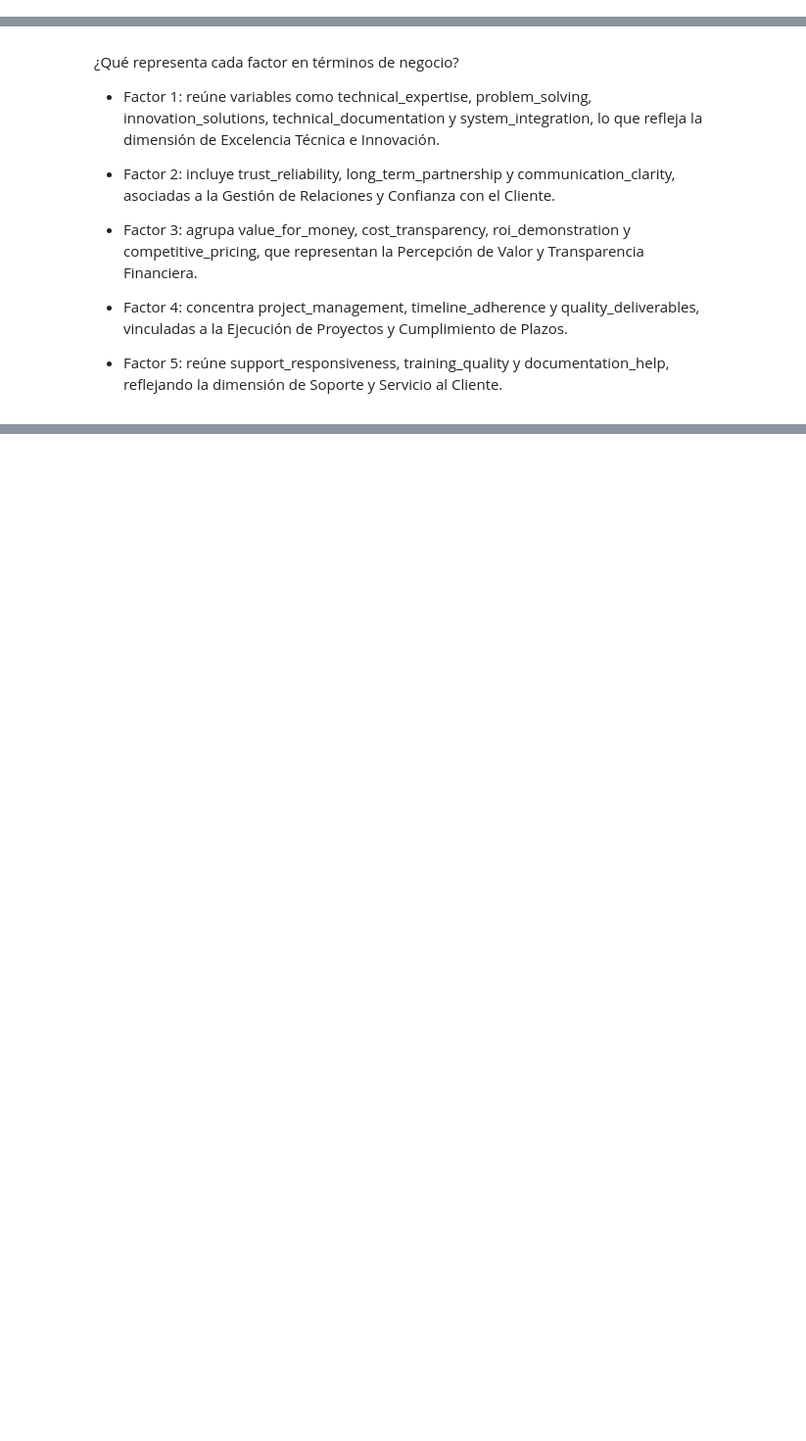
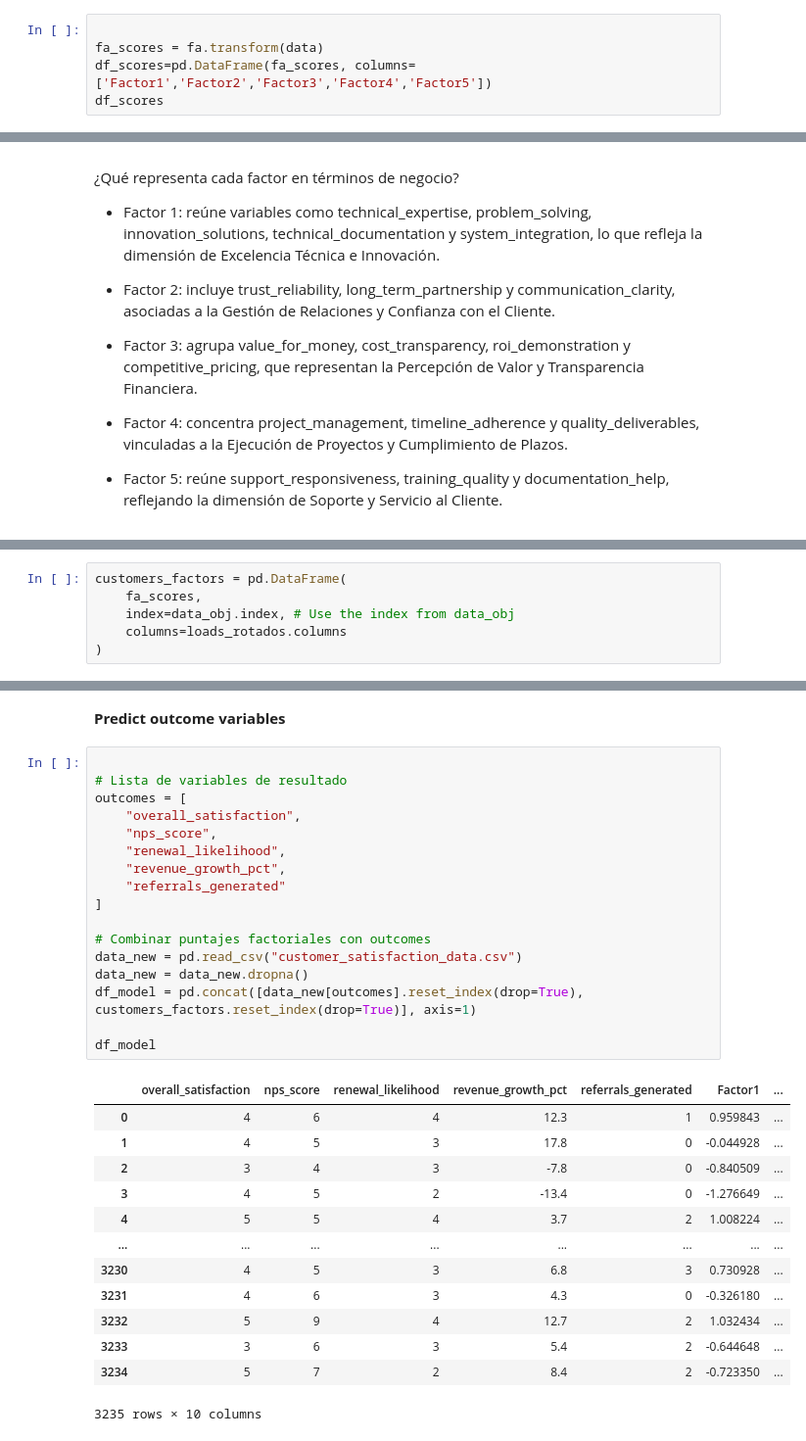
Before and after one commit to reeperezz/Collaborative-Business-Case---Factor-Analysis, a Jupyter notebook: Customer/customer_satisfaction_analysis_team.ipynb, the cells around one changed output, grey strips where cells are left out. Shown at 98% size. Saved outputs shown, nothing was run; the diff lists cells and outputs as text; blank space fills up the shorter version.

```diff
--- a/Customer/customer_satisfaction_analysis_team.ipynb
+++ b/Customer/customer_satisfaction_analysis_team.ipynb
@@ -320,0 +409,5 @@ documentation_help            0.092    0.078    0.104    0.124    0.684
+# %%
+
+fa_scores = fa.transform(data)
+df_scores=pd.DataFrame(fa_scores, columns=['Factor1','Factor2','Factor3','Factor4','Factor5'])
+df_scores
@@ -338,0 +505,6 @@ Según los resultados del análisis, cinco factores explican de manera adecuada
+# %%
+customers_factors = pd.DataFrame(
+    fa_scores,
+    index=data_obj.index, # Use the index from data_obj
+    columns=loads_rotados.columns
+)
@@ -338,0 +527,33 @@ Según los resultados del análisis, cinco factores explican de manera adecuada
+# %% [markdown]
+**Predict outcome variables**
+# %%
+
+# Lista de variables de resultado
+outcomes = [
+    "overall_satisfaction",
+    "nps_score",
+    "renewal_likelihood",
+    "revenue_growth_pct",
+    "referrals_generated"
+]
+
+# Combinar puntajes factoriales con outcomes
+data_new = pd.read_csv("customer_satisfaction_data.csv")
+data_new = data_new.dropna()
+df_model = pd.concat([data_new[outcomes].reset_index(drop=True), customers_factors.reset_index(drop=True)], axis=1)
+
+df_model
+# %% [output]
+|  | overall_satisfaction | nps_score | renewal_likelihood | revenue_growth_pct | referrals_generated | Factor1 | ... |
+| 0 | 4 | 6 | 4 | 12.3 | 1 | 0.959843 | ... |
+| 1 | 4 | 5 | 3 | 17.8 | 0 | -0.044928 | ... |
+| 2 | 3 | 4 | 3 | -7.8 | 0 | -0.840509 | ... |
+| 3 | 4 | 5 | 2 | -13.4 | 0 | -1.276649 | ... |
+| 4 | 5 | 5 | 4 | 3.7 | 2 | 1.008224 | ... |
+| ... | ... | ... | ... | ... | ... | ... | ... |
+| 3230 | 4 | 5 | 3 | 6.8 | 3 | 0.730928 | ... |
+| 3231 | 4 | 6 | 3 | 4.3 | 0 | -0.326180 | ... |
+| 3232 | 5 | 9 | 4 | 12.7 | 2 | 1.032434 | ... |
+| 3233 | 3 | 6 | 3 | 5.4 | 2 | -0.644648 | ... |
+| 3234 | 5 | 7 | 2 | 8.4 | 2 | -0.723350 | ... |
+3235 rows × 10 columns
```
Also changed, not shown: parts of 50 cells of this notebook, 6 other files.
